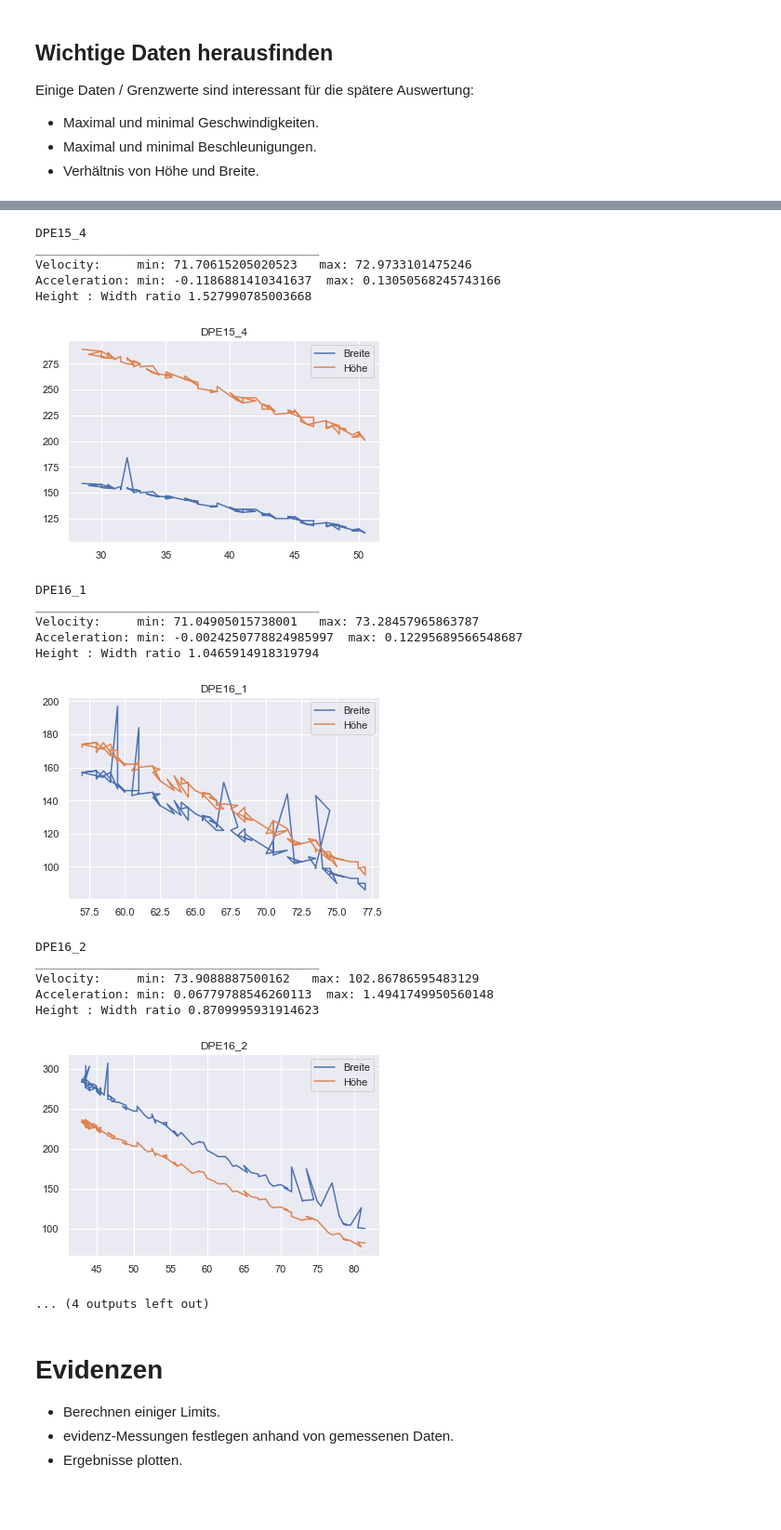
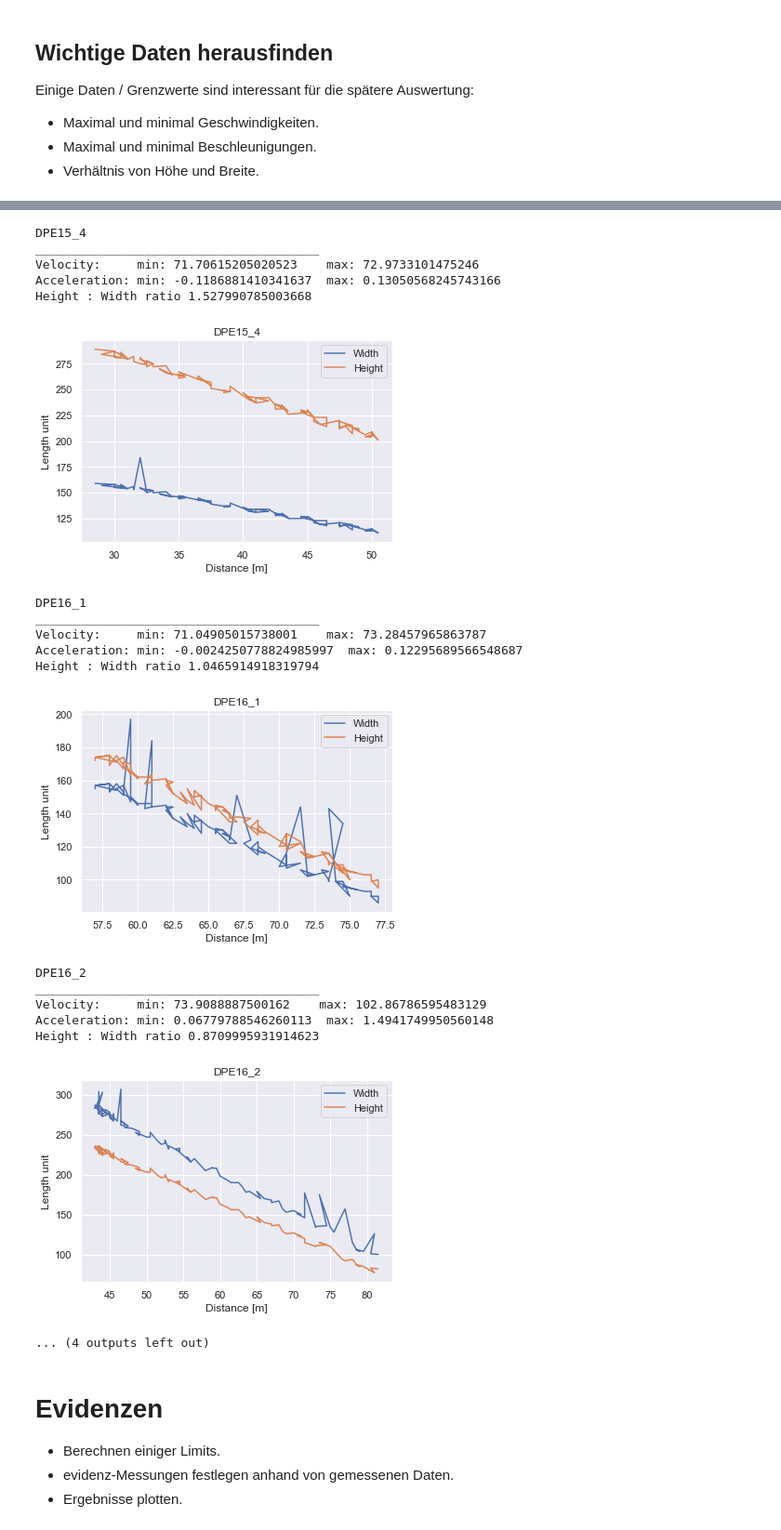
Before and after one commit to JanTSV/Evidenztheorie, a Jupyter notebook: main.ipynb, the cells around one changed output, grey strips where cells are left out. Shown: that part at 93% size. Cells and saved outputs as stored; diff of their text form; code cells hidden in the pictures; blank space fills up the shorter version.

Commit message:
beautified diagrams and adjusted measure probability of velocity zu 0.8

```diff
--- a/main.ipynb
+++ b/main.ipynb
@@ -220,14 +220,14 @@ Einige Daten / Grenzwerte sind interessant für die spätere Auswertung:
 for path, df in data_dict.items():
     # Plot the measured with and height over the distance.
     plt.title(path)
-    plt.plot(df["Abstand(m)"], df["Bbox_Breite"], label="Breite")
-    plt.plot(df["Abstand(m)"], df["Bbox_Höhe"], label="Höhe")
+    plt.plot(df["Abstand(m)"], df["Bbox_Breite"], label="Width")
+    plt.plot(df["Abstand(m)"], df["Bbox_Höhe"], label="Height")
 
     print(path)
     print("_______________________________________")
 
     # Print min and max of velocity / acceleration.
-    print("Velocity:     min:", df["v(km/h)"].min(), "  max:", df["v(km/h)"].max())
+    print("Velocity:     min:", df["v(km/h)"].min(), "   max:", df["v(km/h)"].max())
     print("Acceleration: min:", df["a(km/h^2)"].min(), " max:", df["a(km/h^2)"].max())
 
     # Print height to width ratios
@@ -235,6 +235,8 @@ for path, df in data_dict.items():
     print("Height : Width ratio", height_width_ratio)
 
     plt.legend()
+    plt.xlabel("Distance [m]")
+    plt.ylabel("Length unit")
     plt.show()
 # %% [output]
 DPE15_1
@@ -261,5 +263,5 @@ Velocity:     min: 71.70615205020523   max: 72.9733101475246
 Acceleration: min: -0.1186881410341637  max: 0.13050568245743166
 Height : Width ratio 1.527990785003668
-[figure, old version]
+[figure, new version]
 DPE16_1
 _______________________________________
@@ -267,5 +269,5 @@ Velocity:     min: 71.04905015738001   max: 73.28457965863787
 Acceleration: min: -0.0024250778824985997  max: 0.12295689566548687
 Height : Width ratio 1.0465914918319794
-[figure, old version]
+[figure, new version]
 DPE16_2
 _______________________________________
@@ -273,6 +275,6 @@ Velocity:     min: 73.9088887500162   max: 102.86786595483129
 Acceleration: min: 0.06779788546260113  max: 1.4941749950560148
 Height : Width ratio 0.8709995931914623
-[figure, old version]
+[figure, new version]
 ... (4 outputs left out)
 # %% [markdown]
 # Evidenzen
```
Also changed, not shown: parts of 2 cells of this notebook.
